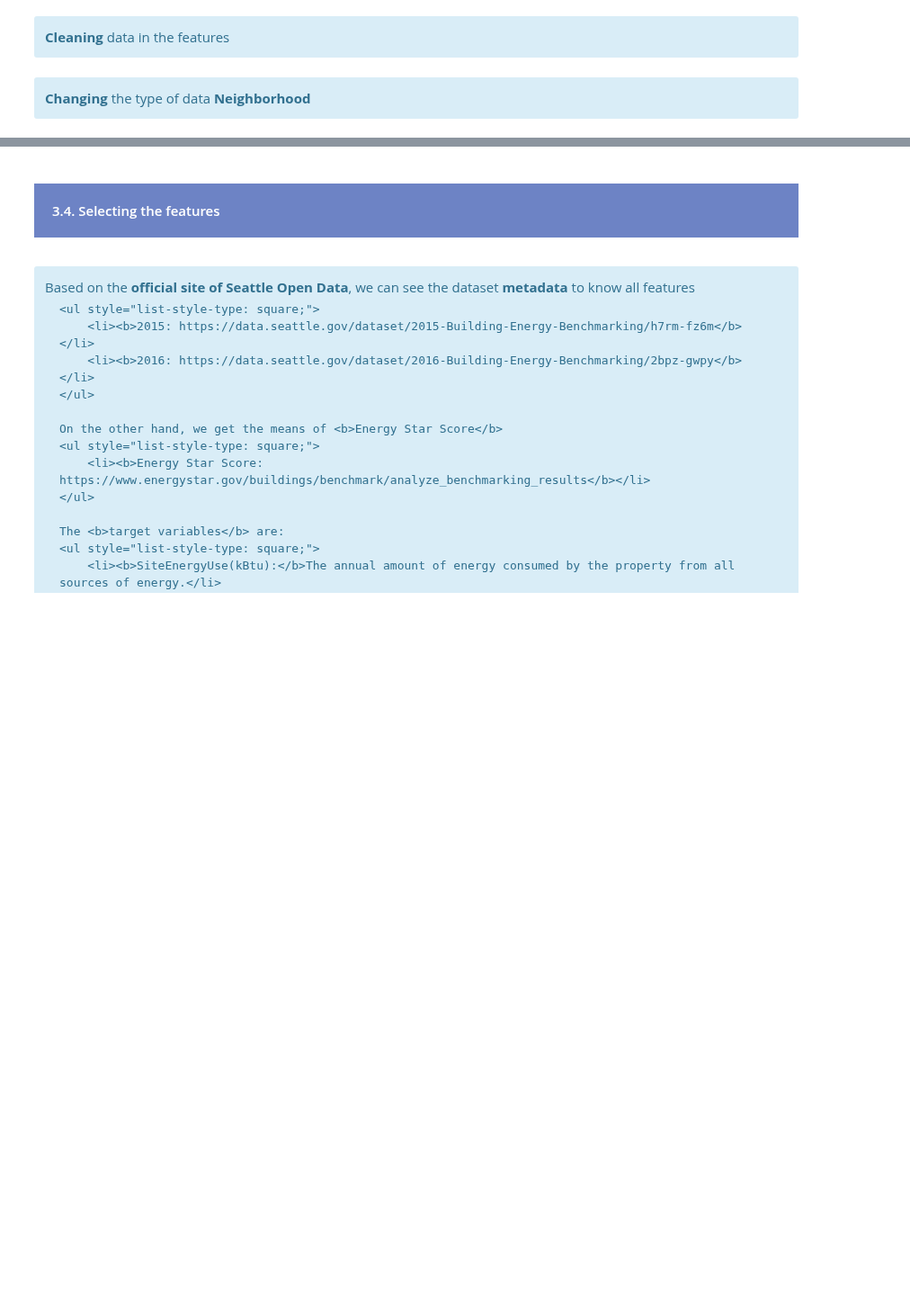
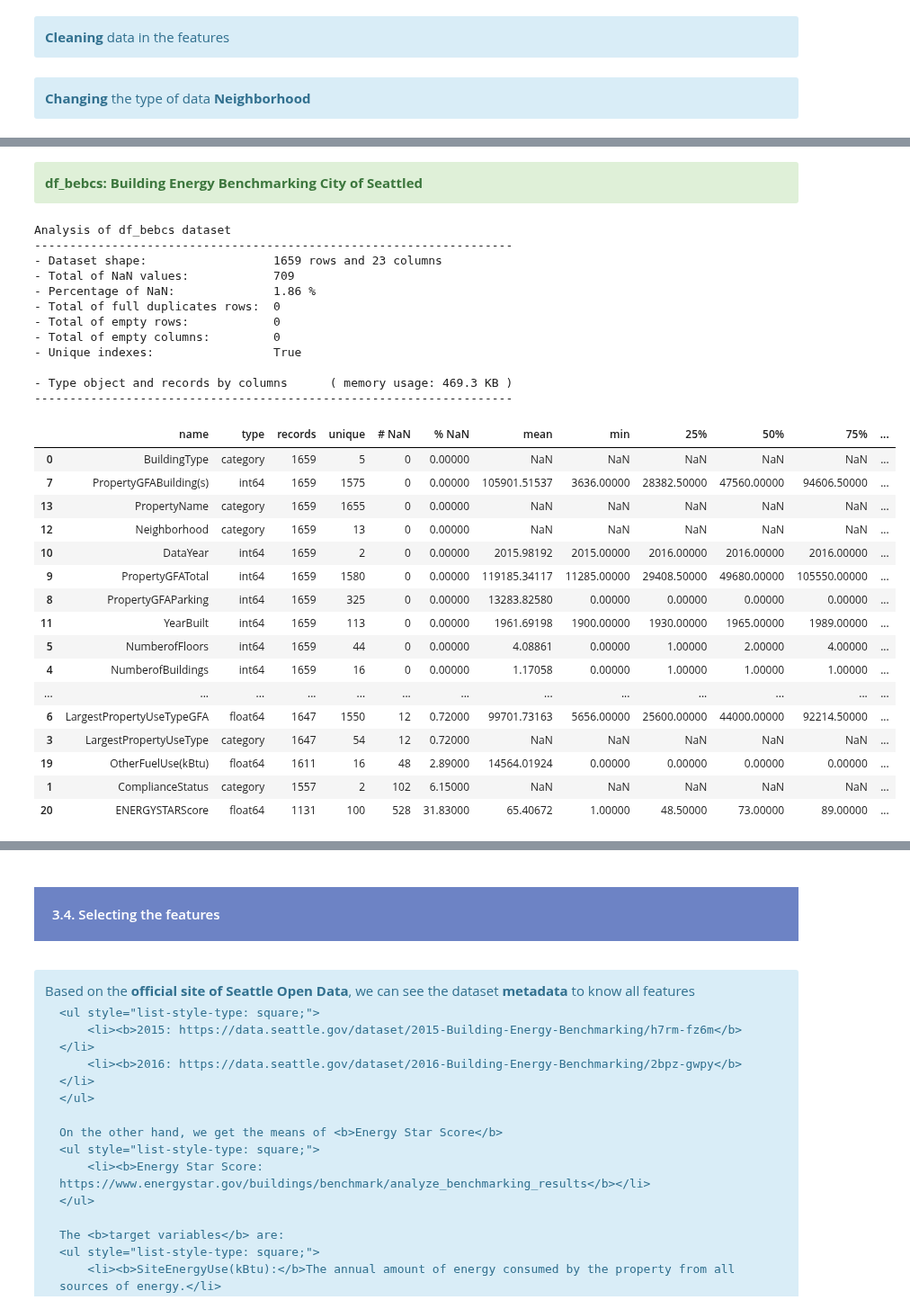
Before and after one commit to samirhinojosa/OC-P4-consumption-needs-of-buildings, a Jupyter notebook: analysis_notebook.ipynb, the cells around one changed output, grey strips where cells are left out. Shown at 90% size. Saved outputs shown, nothing was run; the diff lists cells and outputs as text; code cells hidden in the pictures; blank space fills up the shorter version.

```diff
--- a/analysis_notebook.ipynb
+++ b/analysis_notebook.ipynb
@@ -568,0 +1002,52 @@ data.head(10)
+# %%
+OTHER_VARIABLE = [
+    "ENERGYSTARScore"
+]
+# %%
+DECLARATIVE_DATA = [
+    "BuildingType", "ComplianceStatus", "PrimaryPropertyType", "LargestPropertyUseType", "NumberofBuildings", "NumberofFloors",
+    "LargestPropertyUseTypeGFA",  "PropertyGFABuilding(s)", "PropertyGFAParking", "PropertyGFATotal",
+     "DataYear", "YearBuilt", "Neighborhood", "PropertyName"
+]
+# %%
+CONSUMPTION_VARIABLES = [
+    "Electricity(kBtu)", "NaturalGas(kBtu)", "SiteEUI(kBtu/sf)", "SourceEUI(kBtu/sf)", "SteamUse(kBtu)", "OtherFuelUse(kBtu)"
+]
+# %% [markdown]
+<div class="alert alert-block alert-success">
+    <b>df_bebcs: Building Energy Benchmarking City of Seattled</b>
+</div>
+# %%
+df_bebcs = data[DECLARATIVE_DATA + CONSUMPTION_VARIABLES + OTHER_VARIABLE + TARGET_VARIABLES].copy()
+# %%
+df_analysis(df_bebcs, "df_bebcs", type_analysis="complete")
+# %% [output]
+Analysis of df_bebcs dataset
+--------------------------------------------------------------------
+- Dataset shape:                  1659 rows and 23 columns
+- Total of NaN values:            709
+- Percentage of NaN:              1.86 %
+- Total of full duplicates rows:  0
+- Total of empty rows:            0
+- Total of empty columns:         0
+- Unique indexes:                 True
+
+- Type object and records by columns      ( memory usage: 469.3 KB )
+--------------------------------------------------------------------
+|  | name | type | records | unique | # NaN | % NaN | mean | min | 25% | 50% | 75% | ... |
+| 0 | BuildingType | category | 1659 | 5 | 0 | 0.00000 | NaN | NaN | NaN | NaN | NaN | ... |
+| 7 | PropertyGFABuilding(s) | int64 | 1659 | 1575 | 0 | 0.00000 | 105901.51537 | 3636.00000 | 28382.50000 | 47560.00000 | 94606.50000 | ... |
+| 13 | PropertyName | category | 1659 | 1655 | 0 | 0.00000 | NaN | NaN | NaN | NaN | NaN | ... |
+| 12 | Neighborhood | category | 1659 | 13 | 0 | 0.00000 | NaN | NaN | NaN | NaN | NaN | ... |
+| 10 | DataYear | int64 | 1659 | 2 | 0 | 0.00000 | 2015.98192 | 2015.00000 | 2016.00000 | 2016.00000 | 2016.00000 | ... |
+| 9 | PropertyGFATotal | int64 | 1659 | 1580 | 0 | 0.00000 | 119185.34117 | 11285.00000 | 29408.50000 | 49680.00000 | 105550.00000 | ... |
+| 8 | PropertyGFAParking | int64 | 1659 | 325 | 0 | 0.00000 | 13283.82580 | 0.00000 | 0.00000 | 0.00000 | 0.00000 | ... |
+| 11 | YearBuilt | int64 | 1659 | 113 | 0 | 0.00000 | 1961.69198 | 1900.00000 | 1930.00000 | 1965.00000 | 1989.00000 | ... |
+| 5 | NumberofFloors | int64 | 1659 | 44 | 0 | 0.00000 | 4.08861 | 0.00000 | 1.00000 | 2.00000 | 4.00000 | ... |
+| 4 | NumberofBuildings | int64 | 1659 | 16 | 0 | 0.00000 | 1.17058 | 0.00000 | 1.00000 | 1.00000 | 1.00000 | ... |
+| ... | ... | ... | ... | ... | ... | ... | ... | ... | ... | ... | ... | ... |
+| 6 | LargestPropertyUseTypeGFA | float64 | 1647 | 1550 | 12 | 0.72000 | 99701.73163 | 5656.00000 | 25600.00000 | 44000.00000 | 92214.50000 | ... |
+| 3 | LargestPropertyUseType | category | 1647 | 54 | 12 | 0.72000 | NaN | NaN | NaN | NaN | NaN | ... |
+| 19 | OtherFuelUse(kBtu) | float64 | 1611 | 16 | 48 | 2.89000 | 14564.01924 | 0.00000 | 0.00000 | 0.00000 | 0.00000 | ... |
+| 1 | ComplianceStatus | category | 1557 | 2 | 102 | 6.15000 | NaN | NaN | NaN | NaN | NaN | ... |
+| 20 | ENERGYSTARScore | float64 | 1131 | 100 | 528 | 31.83000 | 65.40672 | 1.00000 | 48.50000 | 73.00000 | 89.00000 | ... |
```
Also changed, not shown: parts of 88 cells of this notebook, 1 other file.
